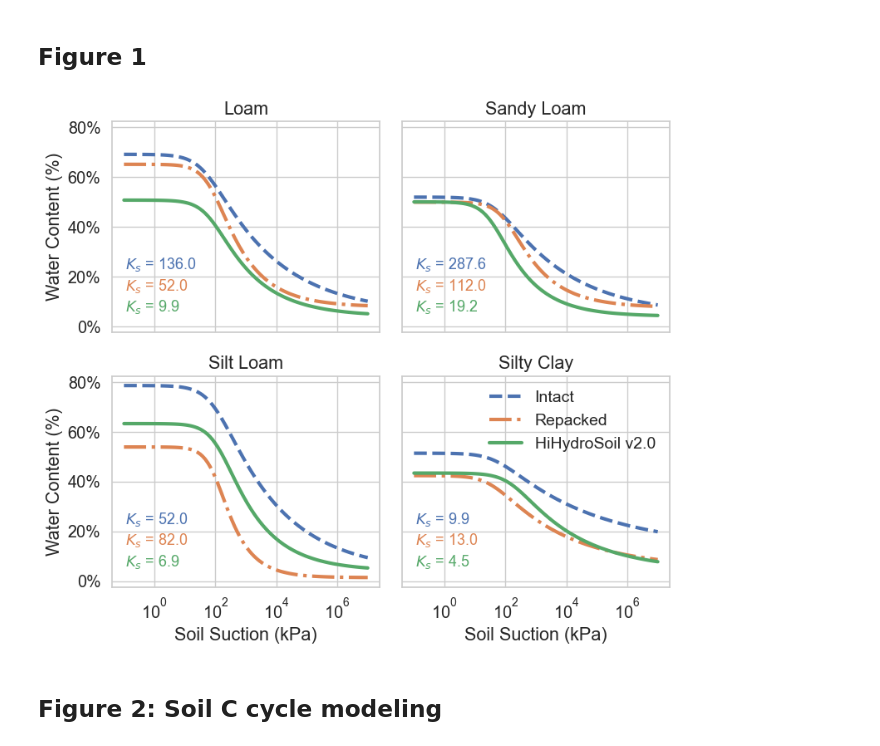
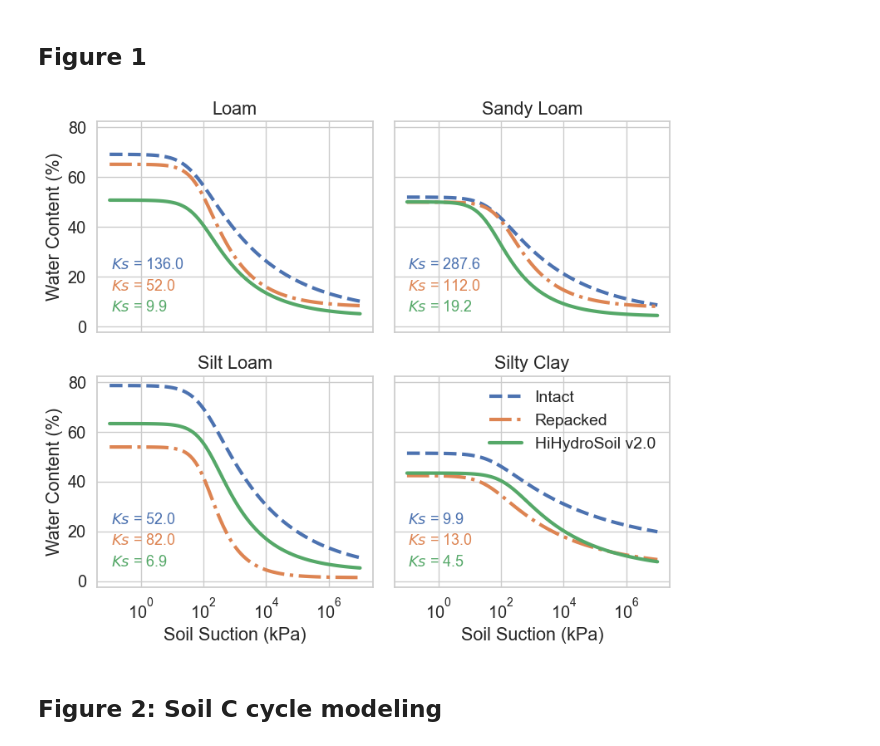
Before and after one commit to EMSL-MONet/HiProp_repo, a Jupyter notebook: HiProp_manuscript.ipynb, the cells around one changed output. Cells and saved outputs as stored; diff of their text form; code cells hidden in the pictures.

```diff
--- a/HiProp_manuscript.ipynb
+++ b/HiProp_manuscript.ipynb
@@ -65,37 +81,38 @@ for ax, soil in zip(axes, soil_types):
         n = group['n'].values[0]
         m = group['m'].values[0]
         ksat = group['KSAT_cm_day'].values[0]
 
         # Compute water retention curve
         theta = van_genuchten(h_vals, alpha, n, theta_r, theta_s)
         # Plot
         line, = ax.plot(h_vals, theta, label=source, linewidth=3, linestyle=lstyle[source])
         # Annotate with KSAT value
         color = line.get_color()
         x_annot = h_vals[int(len(h_vals)*0.75)]
         y_annot = theta[int(len(h_vals)*0.5)]
         ax.text(0.05, 0.3-i*0.1,
-                    f"$K_s$ = {ksat:.1f}",
+                    f"$Ks$ = {ksat:.1f}",
                     transform=ax.transAxes,
                     fontsize=13,
                     color=line.get_color())
 
     ax.set_xscale("log")
     ax.set_title(soil)
-    ax.yaxis.set_major_formatter(mtick.PercentFormatter(xmax=1))
-
+    ax.yaxis.set_major_formatter(
+        mtick.FuncFormatter(lambda y, _: f"{y * 100:.0f}")
+    )
 ax.legend(loc="best", fontsize=14, frameon=False)
 axes[2].set_xlabel("Soil Suction (kPa)")
 axes[3].set_xlabel("Soil Suction (kPa)")
 
 axes[0].set_ylabel("Water Content (%)")
 axes[2].set_ylabel("Water Content (%)")
 plt.tight_layout()
 plt.savefig("figs/WRC_HyProp.png", dpi=300, bbox_inches='tight')
 plt.savefig("figs/WRC_HyProp.svg", bbox_inches='tight')
 plt.show()
 # %% [output]
-[figure, old version]
+[figure, new version]
 # %% [markdown]
 ## Figure 2: Soil C cycle modeling
 # %%
```
Also changed, not shown: parts of 24 cells of this notebook, 12 other files.
